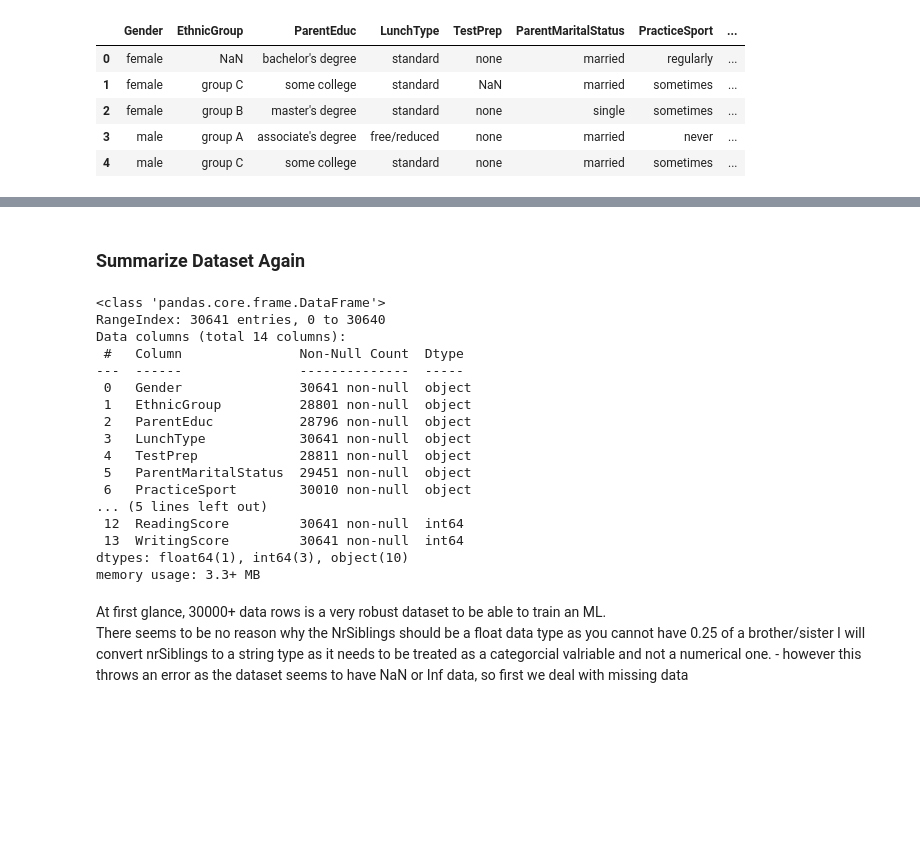
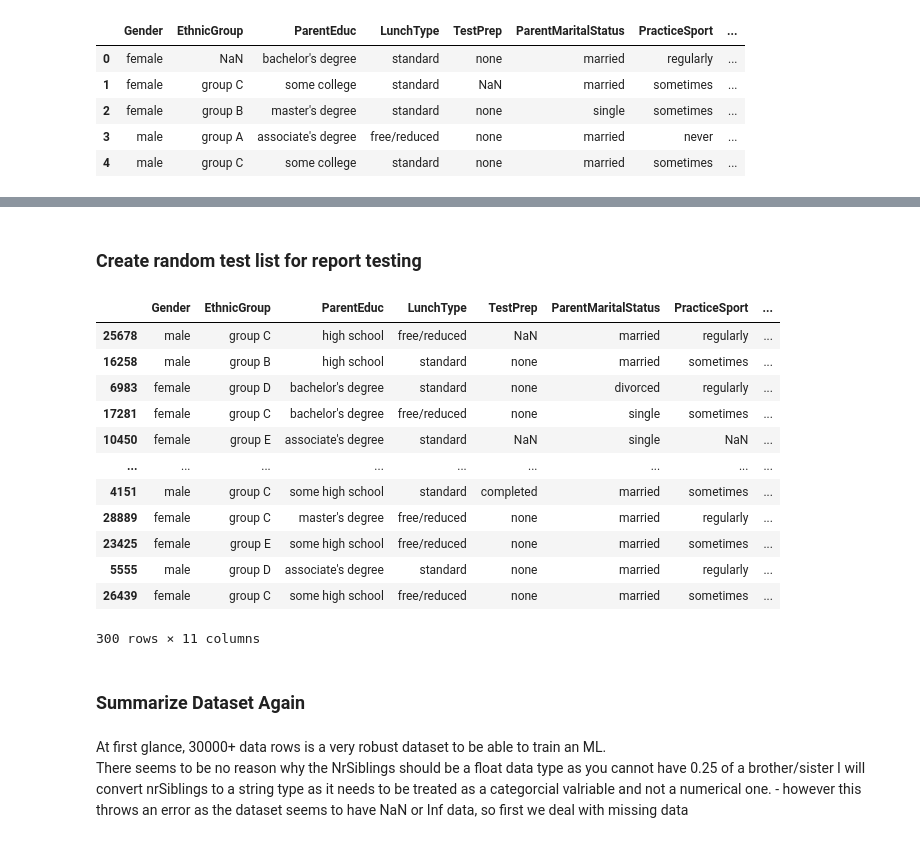
Before and after one commit to A-Hoenig/student-AI, a Jupyter notebook: jupyter_notebooks/NB_2_data_cleaning copy.ipynb, the cells around one changed output, grey strips where cells are left out. Drawn from its saved outputs; the diff is of its cells as text; code cells hidden in the pictures; blank space fills up the shorter version.

Commit message:
build batch report generator engine tbd

```diff
--- a/jupyter_notebooks/NB_2_data_cleaning copy.ipynb
+++ b/jupyter_notebooks/NB_2_data_cleaning copy.ipynb
@@ -64,3 +64,6 @@ df.head()
 | 2 | female | group B | master's degree | standard | none | single | sometimes | ... |
 | 3 | male | group A | associate's degree | free/reduced | none | married | never | ... |
 | 4 | male | group C | some college | standard | none | married | sometimes | ... |
+# %%
+df.drop(columns=['MathScore','ReadingScore','WritingScore'], inplace=True)
+df.head()
@@ -67,26 +77,41 @@ df.head()
+# %% [markdown]
+### Create random test list for report testing
+# %%
+df_clean = df.dropna()
+df_sample = df_clean.sample(n=300)
+
+file_path = 'inputs/dataset/student_random_list.csv'
+
+# Remove previous file if it exists
+if os.path.exists(file_path):
+    os.remove(file_path)
+
+# Create the directory if it doesn't exist
+os.makedirs(name='inputs/dataset', exist_ok=True)
+
+# Save cleaned DataFrame to the file path
+df_sample.to_csv(file_path, index=True)
+# %%
+df_sample
+# %% [output]
+|  | Gender | EthnicGroup | ParentEduc | LunchType | TestPrep | ParentMaritalStatus | PracticeSport | ... |
+| 25678 | male | group C | high school | free/reduced | NaN | married | regularly | ... |
+| 16258 | male | group B | high school | standard | none | married | sometimes | ... |
+| 6983 | female | group D | bachelor's degree | standard | none | divorced | regularly | ... |
+| 17281 | female | group C | bachelor's degree | free/reduced | none | single | sometimes | ... |
+| 10450 | female | group E | associate's degree | standard | NaN | single | NaN | ... |
+| ... | ... | ... | ... | ... | ... | ... | ... | ... |
+| 4151 | male | group C | some high school | standard | completed | married | sometimes | ... |
+| 28889 | female | group C | master's degree | free/reduced | none | married | regularly | ... |
+| 23425 | female | group E | some high school | free/reduced | none | married | sometimes | ... |
+| 5555 | male | group D | associate's degree | standard | none | married | regularly | ... |
+| 26439 | female | group C | some high school | free/reduced | none | married | sometimes | ... |
+300 rows × 11 columns
 # %% [markdown]
 ### Summarize Dataset Again
 # %%
 
 df.info()
-# %% [output]
-<class 'pandas.core.frame.DataFrame'>
-RangeIndex: 30641 entries, 0 to 30640
-Data columns (total 14 columns):
- #   Column               Non-Null Count  Dtype
----  ------               --------------  -----
- 0   Gender               30641 non-null  object
- 1   EthnicGroup          28801 non-null  object
- 2   ParentEduc           28796 non-null  object
- 3   LunchType            30641 non-null  object
- 4   TestPrep             28811 non-null  object
- 5   ParentMaritalStatus  29451 non-null  object
- 6   PracticeSport        30010 non-null  object
-... (5 lines left out)
- 12  ReadingScore         30641 non-null  int64
- 13  WritingScore         30641 non-null  int64
-dtypes: float64(1), int64(3), object(10)
-memory usage: 3.3+ MB
 # %% [markdown]
 At first glance, 30000+ data rows is a very robust dataset to be able to train an ML. <br>
 There seems to be no reason why the NrSiblings should be a float data type as you cannot have 0.25 of a brother/sister
```
Also changed, not shown: parts of 8 cells of this notebook, 4 other files.
